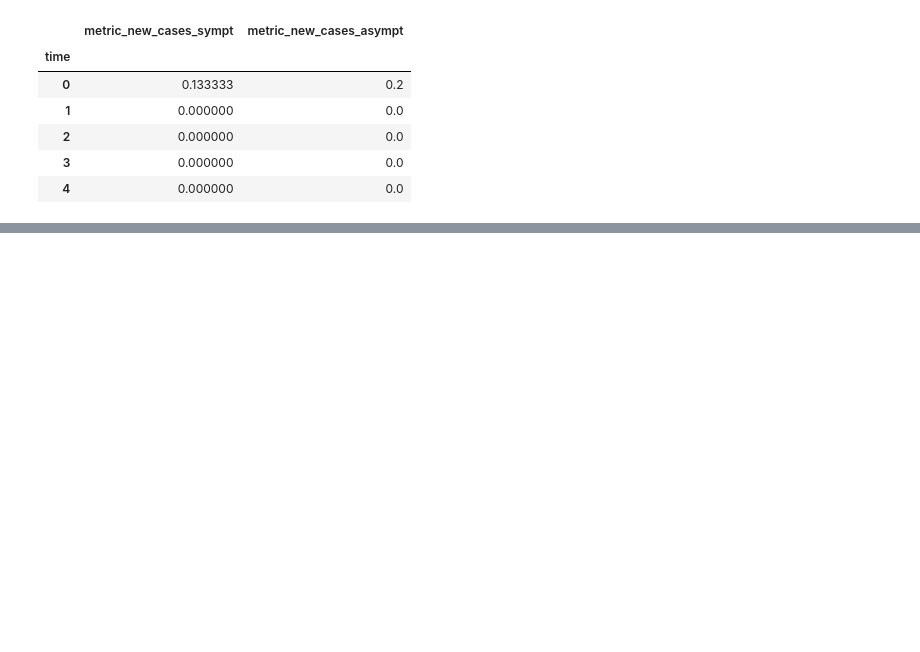
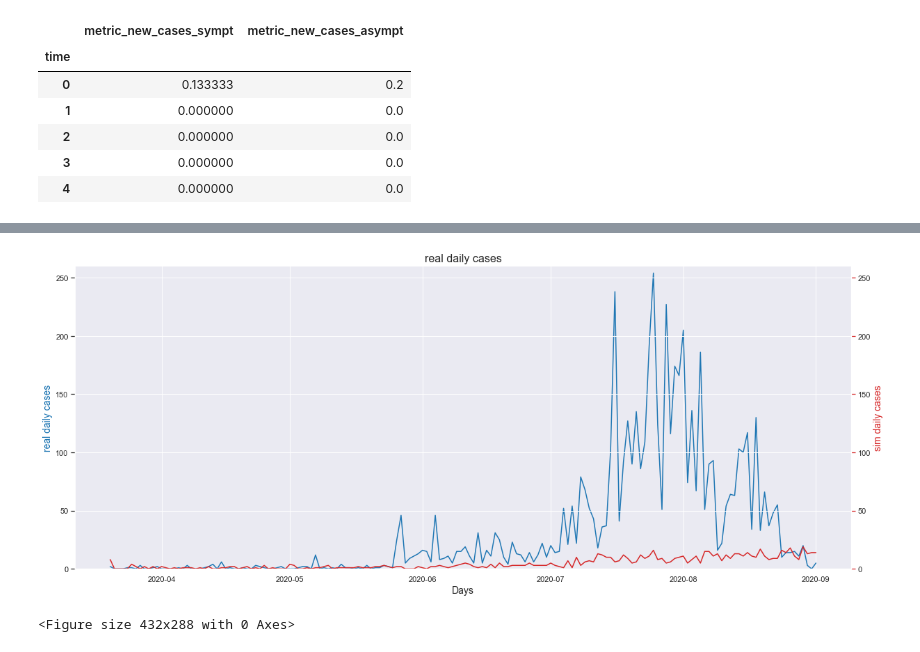
Before and after one commit to dime-worldbank/Disease-Modelling-SSA, a Jupyter notebook: notebooks/Comparisons_sa.ipynb, the cells around one changed output, grey strips where cells are left out. Saved outputs shown, nothing was run; the diff lists cells and outputs as text; code cells hidden in the pictures; blank space fills up the shorter version.

```diff
--- a/notebooks/Comparisons_sa.ipynb
+++ b/notebooks/Comparisons_sa.ipynb
@@ -296,0 +396,27 @@ simAgg.head()
+# %%
+
+fig, ax1 = plt.subplots(figsize=(20,8))
+color = 'tab:blue'
+#real data creation
+ax1.set_title('real daily cases', fontsize=16)
+ax1.set_xlabel('Days', fontsize= 14)
+ax1.set_ylabel('real daily cases', fontsize=14, color= color)
+ax1= sns.lineplot(x='date', y='cases_by_day', data=real_plus_sim, ci=None, color=color, legend='auto')
+ax1.tick_params(axis='y')
+ax1.set_ylim([0,260])
+
+#specify we want to share the same x axis
+ax2 = ax1.twinx()
+
+color = 'tab:red'
+#line plot creation for sim data
+ax2.set_ylabel('sim daily cases', fontsize=14, color=color)
+ax2 = sns.lineplot(x='date', y='metric_new_cases_sympt', data=real_plus_sim, ci=None, sort=False, color=color)
+ax2.tick_params(axis='y', color=color)
+ax2.set_ylim([0,260])
+#show plot
+plt.show()
+plt.savefig("sim_plus_real_cases.png")
+# %% [output]
+[figure, added]
+<Figure size 432x288 with 0 Axes>
```
Also changed, not shown: parts of 11 cells of this notebook, 1 other file.
